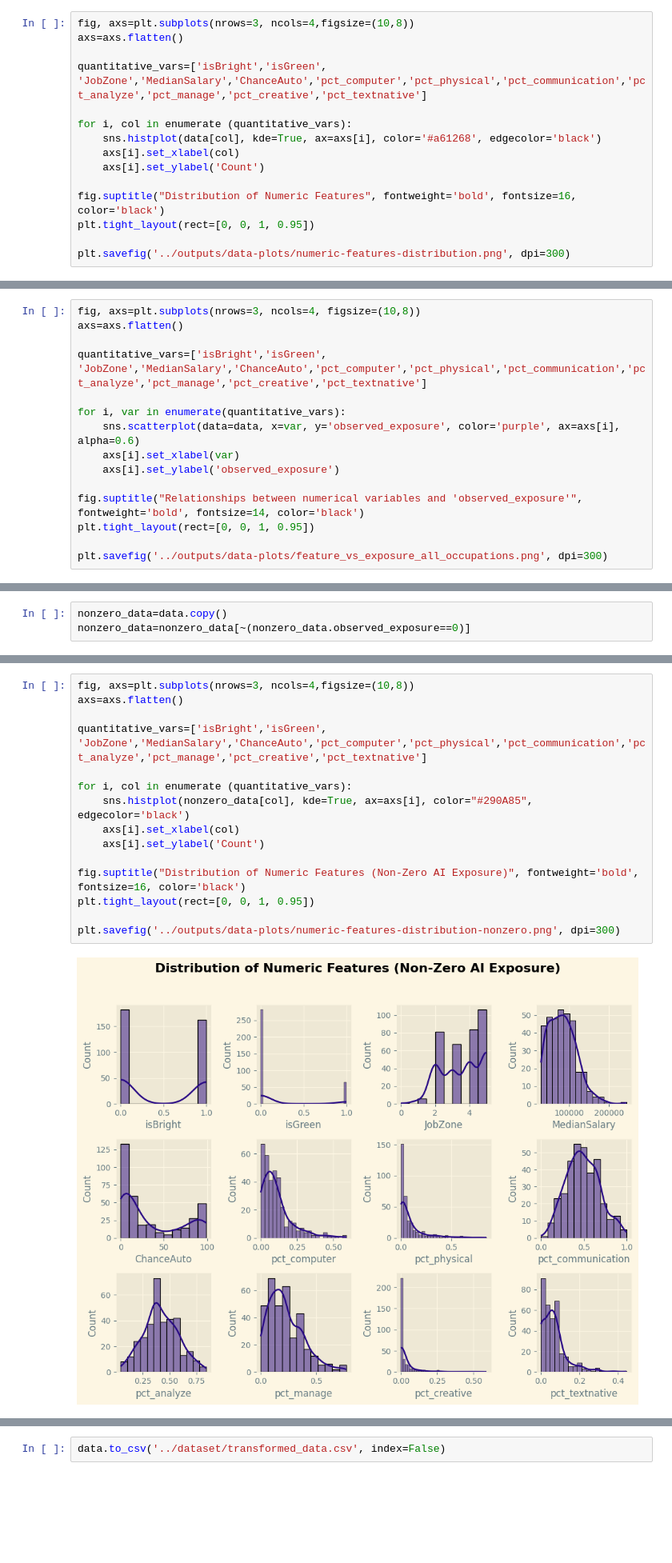
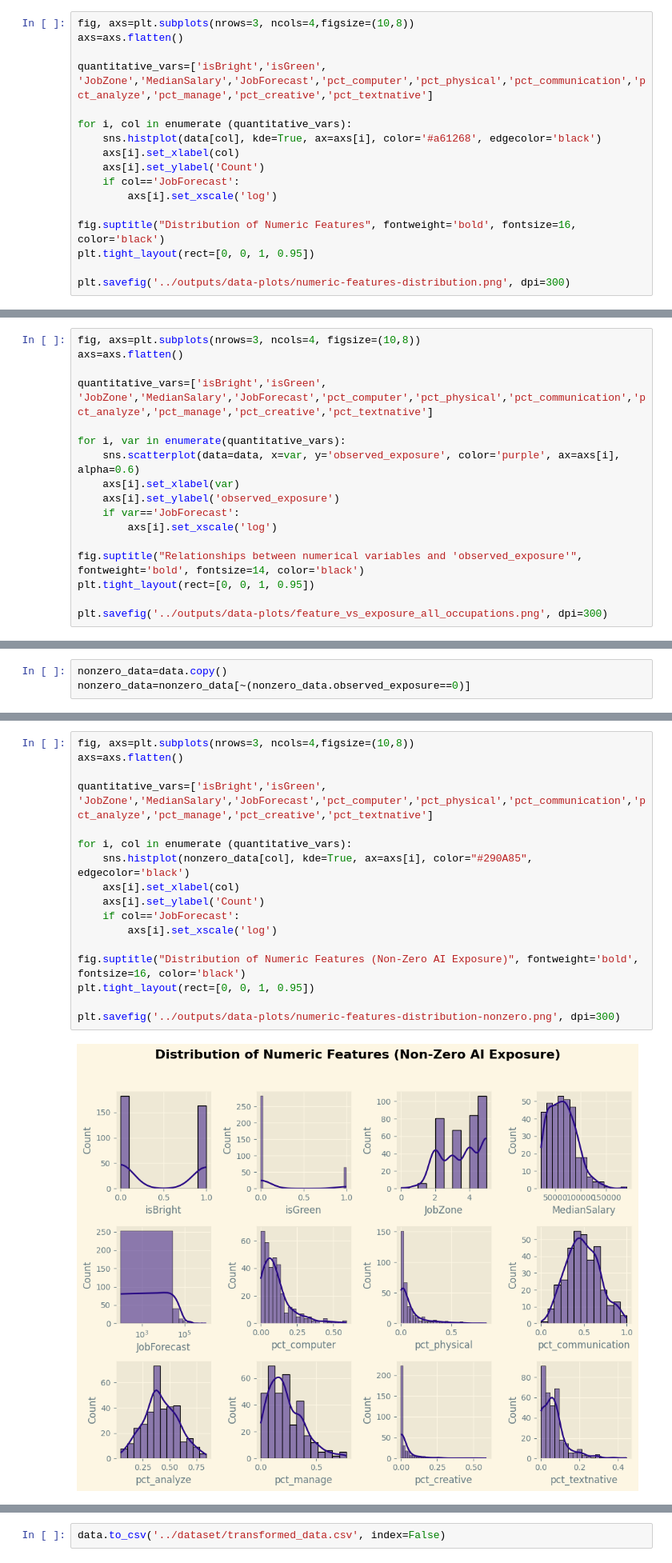
Before and after one commit to kseniiaoblasova/Occupational-AI-Exposure, a Jupyter notebook: notebooks/data-exploration.ipynb, the cells around one changed output, grey strips where cells are left out. Shown at 80% size. Drawn from its saved outputs; the diff is of its cells as text; blank space fills up the shorter version.

```diff
--- a/notebooks/data-exploration.ipynb
+++ b/notebooks/data-exploration.ipynb
@@ -78,12 +77,14 @@ data.describe()
 fig, axs=plt.subplots(nrows=3, ncols=4,figsize=(10,8))
 axs=axs.flatten()
 
-quantitative_vars=['isBright','isGreen', 'JobZone','MedianSalary','ChanceAuto','pct_computer','pct_physical','pct_communication','pct_analyze','pct_manage','pct_creative','pct_textnative']
+quantitative_vars=['isBright','isGreen', 'JobZone','MedianSalary','JobForecast','pct_computer','pct_physical','pct_communication','pct_analyze','pct_manage','pct_creative','pct_textnative']
 
 for i, col in enumerate (quantitative_vars):
     sns.histplot(data[col], kde=True, ax=axs[i], color='#a61268', edgecolor='black')
     axs[i].set_xlabel(col)
     axs[i].set_ylabel('Count')
+    if col=='JobForecast':
+        axs[i].set_xscale('log')
 
 fig.suptitle("Distribution of Numeric Features", fontweight='bold', fontsize=16, color='black')
 plt.tight_layout(rect=[0, 0, 1, 0.95])
@@ -138,12 +140,14 @@ Now I am going to visualize the relationships between each numerical feature and
 fig, axs=plt.subplots(nrows=3, ncols=4, figsize=(10,8))
 axs=axs.flatten()
 
-quantitative_vars=['isBright','isGreen', 'JobZone','MedianSalary','ChanceAuto','pct_computer','pct_physical','pct_communication','pct_analyze','pct_manage','pct_creative','pct_textnative']
+quantitative_vars=['isBright','isGreen', 'JobZone','MedianSalary','JobForecast','pct_computer','pct_physical','pct_communication','pct_analyze','pct_manage','pct_creative','pct_textnative']
 
 for i, var in enumerate(quantitative_vars):
     sns.scatterplot(data=data, x=var, y='observed_exposure', color='purple', ax=axs[i], alpha=0.6)
     axs[i].set_xlabel(var)
     axs[i].set_ylabel('observed_exposure')
+    if var=='JobForecast':
+        axs[i].set_xscale('log')
 
 fig.suptitle("Relationships between numerical variables and 'observed_exposure'", fontweight='bold', fontsize=14, color='black')
 plt.tight_layout(rect=[0, 0, 1, 0.95])
@@ -174,20 +178,22 @@ nonzero_data.describe()
 # %%
 fig, axs=plt.subplots(nrows=3, ncols=4,figsize=(10,8))
 axs=axs.flatten()
 
-quantitative_vars=['isBright','isGreen', 'JobZone','MedianSalary','ChanceAuto','pct_computer','pct_physical','pct_communication','pct_analyze','pct_manage','pct_creative','pct_textnative']
+quantitative_vars=['isBright','isGreen', 'JobZone','MedianSalary','JobForecast','pct_computer','pct_physical','pct_communication','pct_analyze','pct_manage','pct_creative','pct_textnative']
 
 for i, col in enumerate (quantitative_vars):
     sns.histplot(nonzero_data[col], kde=True, ax=axs[i], color="#290A85", edgecolor='black')
     axs[i].set_xlabel(col)
     axs[i].set_ylabel('Count')
+    if col=='JobForecast':
+        axs[i].set_xscale('log')
 
 fig.suptitle("Distribution of Numeric Features (Non-Zero AI Exposure)", fontweight='bold', fontsize=16, color='black')
 plt.tight_layout(rect=[0, 0, 1, 0.95])
 
 plt.savefig('../outputs/data-plots/numeric-features-distribution-nonzero.png', dpi=300)
 # %% [output]
-[figure, old version]
+[figure, new version]
 # %%
 fig, axs=plt.subplots(nrows=3, ncols=4, figsize=(10,8))
 axs=axs.flatten()
```
Also changed, not shown: parts of 19 cells of this notebook, 16 other files.
